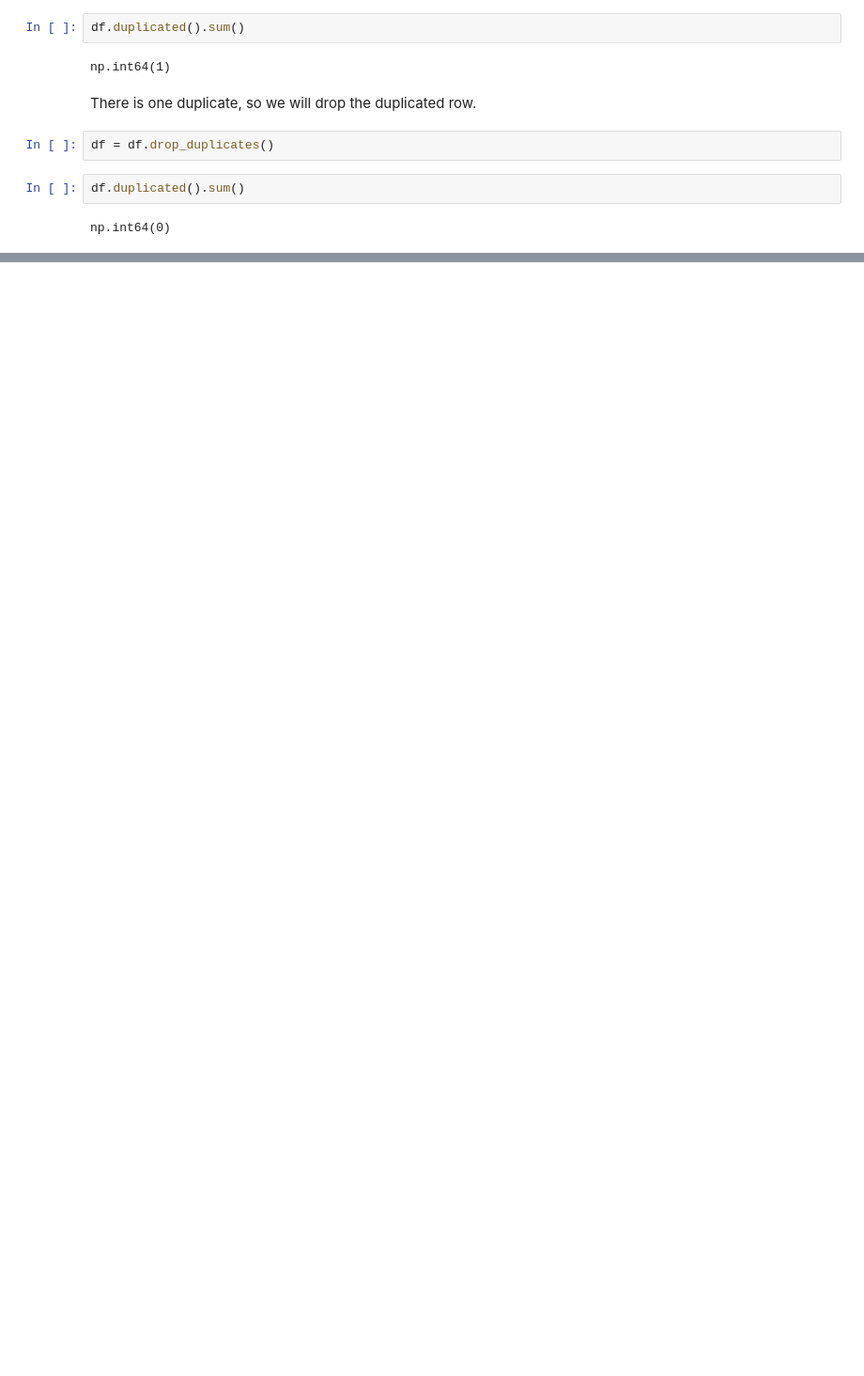
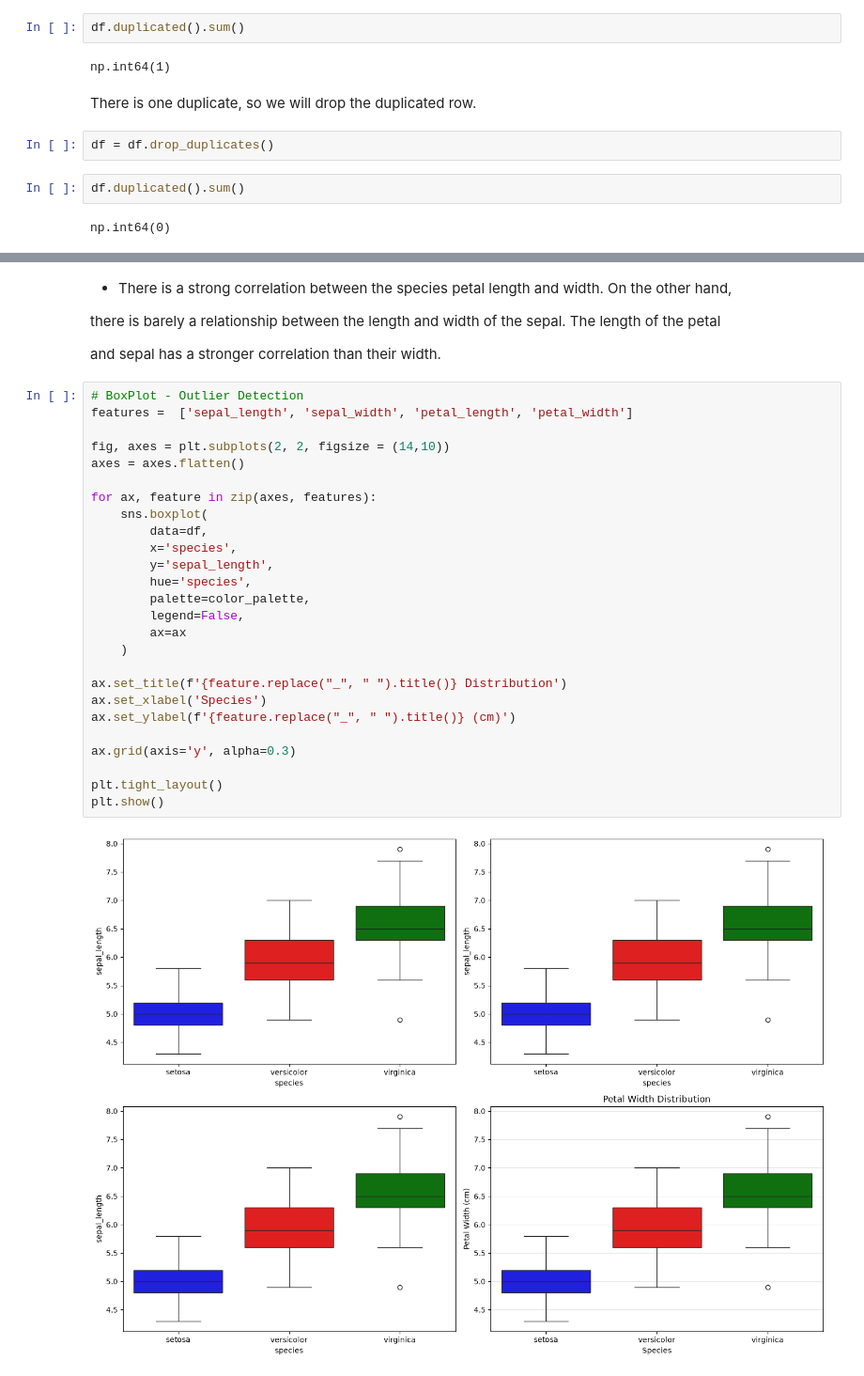
Before and after one commit to seelneas/Datheon_Machine_Learning_-_Data_Science_Internship, a Jupyter notebook: Multiclass_Benchmark_Classification_Pipeline/iris_classification.ipynb, the cells around one changed output, grey strips where cells are left out. Shown at 94% size. Cells and saved outputs as stored; diff of their text form; blank space fills up the shorter version.

```diff
--- a/Multiclass_Benchmark_Classification_Pipeline/iris_classification.ipynb
+++ b/Multiclass_Benchmark_Classification_Pipeline/iris_classification.ipynb
@@ -132,0 +228,34 @@ np.int64(0)
+# %% [markdown]
+- There is a strong correlation between the species petal length and width. On the other hand,
+
+there is barely a relationship between the length and width of the sepal. The length of the petal
+
+and sepal has a stronger correlation than their width.
+# %%
+# BoxPlot - Outlier Detection
+features =  ['sepal_length', 'sepal_width', 'petal_length', 'petal_width']
+
+fig, axes = plt.subplots(2, 2, figsize = (14,10))
+axes = axes.flatten()
+
+for ax, feature in zip(axes, features):
+    sns.boxplot(
+        data=df,
+        x='species',
+        y='sepal_length',
+        hue='species',
+        palette=color_palette,
+        legend=False,
+        ax=ax
+    )
+
+ax.set_title(f'{feature.replace("_", " ").title()} Distribution')
+ax.set_xlabel('Species')
+ax.set_ylabel(f'{feature.replace("_", " ").title()} (cm)')
+
+ax.grid(axis='y', alpha=0.3)
+
+plt.tight_layout()
+plt.show()
+# %% [output]
+[figure, added]
```
Also changed, not shown: parts of 15 cells of this notebook.
